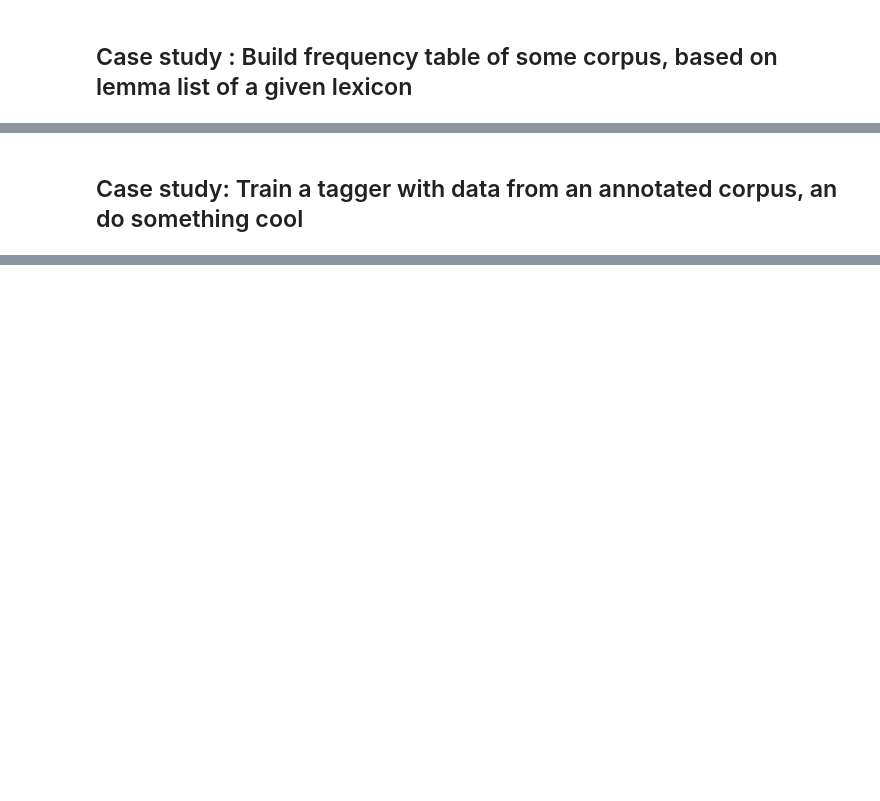
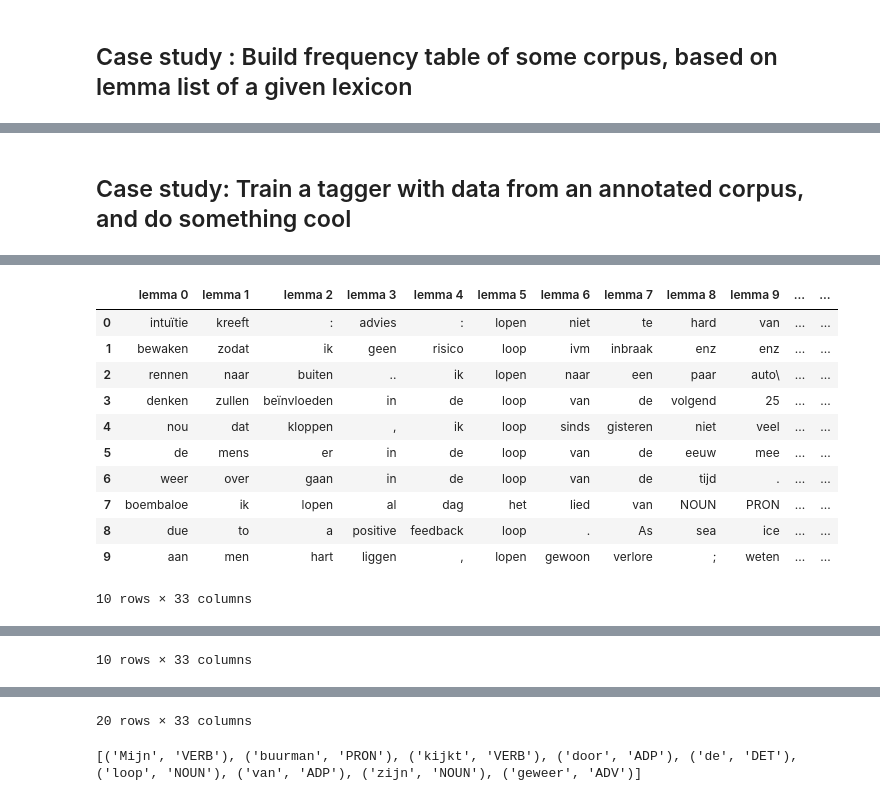
Before and after one commit to INL/chaining-search, a Jupyter notebook: Chaining search.ipynb, the cells around one changed output, grey strips where cells are left out. Drawn from its saved outputs; the diff is of its cells as text; code cells hidden in the pictures; blank space fills up the shorter version.

Commit message:
Added lots of documentation to the notebook; created a generic function for tagger instantiation and training

```diff
--- a/Chaining search.ipynb
+++ b/Chaining search.ipynb
@@ -1117,10 +1813,9 @@ display(df)
 # %% [markdown]
-## Case study: Train a tagger with data from an annotated corpus, an do something cool
+## Case study: Train a tagger with data from an annotated corpus, and do something cool
 # %%
-from nltk.tag.perceptron import PerceptronTagger
-
 base_lexicon="molex"
-corpus_to_search="opensonar"
+corpus_to_search1="opensonar"
+corpus_to_search2="chn"
 
 # we have a given word, let's say: "loop"
 some_word = "loop"
@@ -1133,41 +1828,21 @@ display(df_paradigm)
 # gather some pattern including our word, out of an annotated corpus
 # here: DET + ADJ + 'loop'
 corpus_query = corpus_query_wordform(some_word)
-df_corpus = search_corpus(corpus_query, corpus=corpus_to_search, hits_only=False)
-
-display(df_corpus)
-
-# Train a tagger with the corpus annotations
-# The input must be like: tagger.train([ [('today','NN'),('is','VBZ'),('good','JJ'),('day','NN')], [...] ])
-
-collocations = []
-nr_of_words_per_sentence = int( df_corpus.shape[1] / 3 )  # divided by the number of information layers (lemma, pos, wordform)
-print("nr_of_words_per_sentence = " + str(nr_of_words_per_sentence))
-
-for index, row in df_corpus.iterrows():
-    one_collocation =  []
-    wrong = False
-    for i in range(0, nr_of_words_per_sentence, 1):
-        tuple = ( row['word '+str(i)], row['pos '+str(i)] )
-        one_collocation.append( tuple )
-        if (row['word '+str(i)] is None or row['pos '+str(i)] is None):
-            wrong = True
-    if wrong is False:
-        collocations.append(one_collocation)
-
-print(collocations)
-
-print(type(collocations))
+df_corpus1 = search_corpus(corpus_query, corpus=corpus_to_search1, detailed_context=True)
+display(df_corpus1)
+df_corpus2 = search_corpus(corpus_query, corpus=corpus_to_search2, detailed_context=True)
+display(df_corpus2)
 
 
-print('training now...')
-tagger = PerceptronTagger(load=False)
-tagger.train(collocations)
+df_all = concat_df([df_corpus1, df_corpus2], [corpus_to_search1, corpus_to_search2])
+display(df_all)
 
-# Use the trained tagger to tag unknown collocations
+# get a tagger trained with our corpus data
+tagger = get_tagger(df_all)
+
+# Use the trained tagger to tag unknown sentences
 # The input must be like: tagger.tag(['today','is','a','beautiful','day'])
 
-print('tagging now...')
 sentence = 'Mijn buurman kijkt door de loop van zijn geweer'
 tagged_sentence = tagger.tag( sentence.split() )
 
@@ -1175,3 +1850,4 @@ print(tagged_sentence)
 
 
 # Know we can lemmatize each occurence of our lemma in the new sentences
+# %% [output]
@@ -1177,0 +1860,12 @@ print(tagged_sentence)
+|  | lemma 0 | lemma 1 | lemma 2 | lemma 3 | lemma 4 | lemma 5 | lemma 6 | lemma 7 | lemma 8 | lemma 9 | ... | ... |
+| 0 | intuïtie | kreeft | : | advies | : | lopen | niet | te | hard | van | ... | ... |
+| 1 | bewaken | zodat | ik | geen | risico | loop | ivm | inbraak | enz | enz | ... | ... |
+| 2 | rennen | naar | buiten | .. | ik | lopen | naar | een | paar | auto\ | ... | ... |
+| 3 | denken | zullen | beïnvloeden | in | de | loop | van | de | volgend | 25 | ... | ... |
+| 4 | nou | dat | kloppen | , | ik | loop | sinds | gisteren | niet | veel | ... | ... |
+| 5 | de | mens | er | in | de | loop | van | de | eeuw | mee | ... | ... |
+| 6 | weer | over | gaan | in | de | loop | van | de | tijd | . | ... | ... |
+| 7 | boembaloe | ik | lopen | al | dag | het | lied | van | NOUN | PRON | ... | ... |
+| 8 | due | to | a | positive | feedback | loop | . | As | sea | ice | ... | ... |
+| 9 | aan | men | hart | liggen | , | lopen | gewoon | verlore | ; | weten | ... | ... |
+10 rows × 33 columns
@@ -1177,0 +1883 @@ print(tagged_sentence)
+10 rows × 33 columns
@@ -1177,0 +1901,2 @@ print(tagged_sentence)
+20 rows × 33 columns
+[('Mijn', 'VERB'), ('buurman', 'PRON'), ('kijkt', 'VERB'), ('door', 'ADP'), ('de', 'DET'), ('loop', 'NOUN'), ('van', 'ADP'), ('zijn', 'NOUN'), ('geweer', 'ADV')]
```
Also changed, not shown: parts of 18 cells of this notebook, 1 other file.
